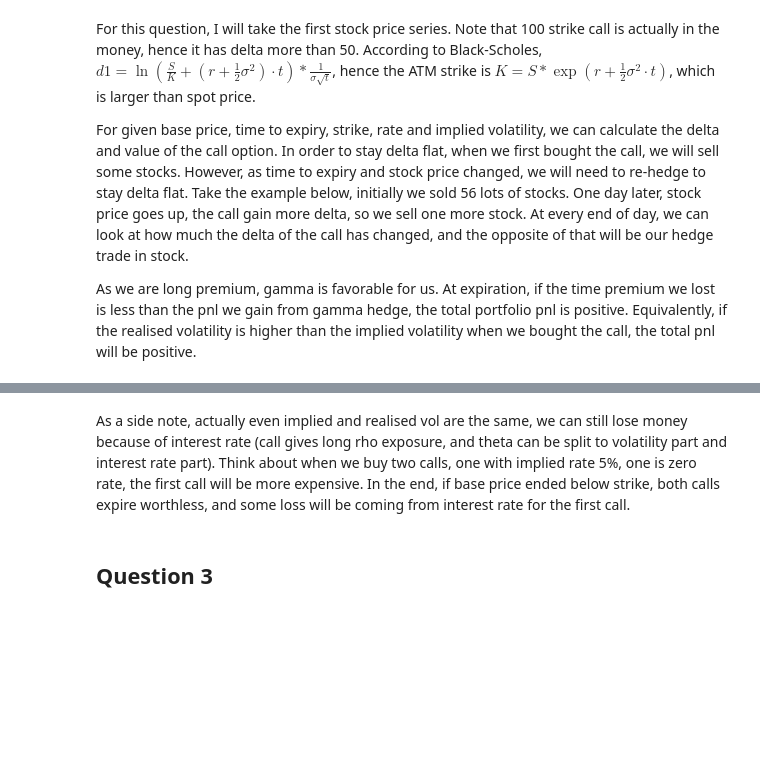
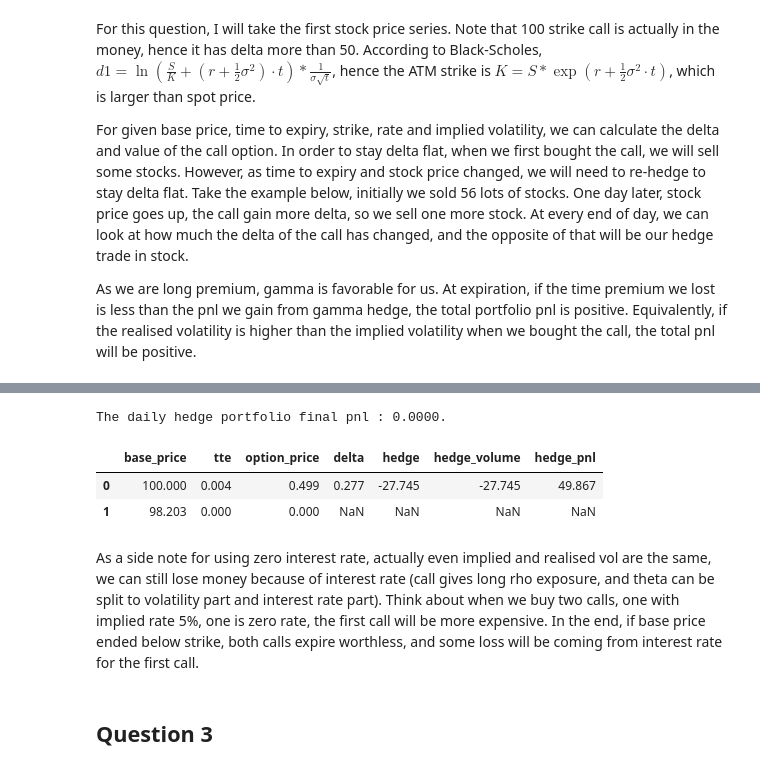
Before and after one commit to llggtty/options, a Jupyter notebook: answers.ipynb, the cells around one changed output, grey strips where cells are left out. Drawn from its saved outputs; the diff is of its cells as text; code cells hidden in the pictures; blank space fills up the shorter version.

Commit message:
think i am done

```diff
--- a/answers.ipynb
+++ b/answers.ipynb
@@ -96,5 +97,21 @@ math.sqrt(math.pi/2)*16
+# %%
+pricing_data = generate_pricing_data(initial_price, 0, 0.2, 1, 100, r=0,seed=200)
+# numeric delta
+numeric_delta = (pricing_data.shift(1)['option_price'] - pricing_data['option_price'])/(pricing_data.shift(1)['base_price'] - pricing_data['base_price'])
+pricing_data.loc[0:days_to_expiry-1, 'delta'] = numeric_delta.dropna().reset_index(drop=True)
+
+pnl, hedge = portfolio_pnl(pricing_data, rounding=False)
+print(f"The daily hedge portfolio final pnl : {pnl:,.4f}.")
+# %% [output]
+The daily hedge portfolio final pnl : 0.0000.
+# %%
+pricing_data
+# %% [output]
+|  | base_price | tte | option_price | delta | hedge | hedge_volume | hedge_pnl |
+| 0 | 100.000 | 0.004 | 0.499 | 0.277 | -27.745 | -27.745 | 49.867 |
+| 1 | 98.203 | 0.000 | 0.000 | NaN | NaN | NaN | NaN |
 # %% [markdown]
-As a side note, actually even implied and realised vol are the same, we can still lose money because of interest rate (call gives long rho exposure, and theta can be split to volatility part and interest rate part). Think about when we buy two calls, one with implied rate 5%, one is zero rate, the first call will be more expensive. In the end, if base price ended below strike, both calls expire worthless, and some loss will be coming from interest rate for the first call.
+As a side note for using zero interest rate, actually even implied and realised vol are the same, we can still lose money because of interest rate (call gives long rho exposure, and theta can be split to volatility part and interest rate part). Think about when we buy two calls, one with implied rate 5%, one is zero rate, the first call will be more expensive. In the end, if base price ended below strike, both calls expire worthless, and some loss will be coming from interest rate for the first call.
 # %% [markdown]
 ## Question 3
 # %% [markdown]
```
Also changed, not shown: parts of 11 cells of this notebook, 3 other files.
